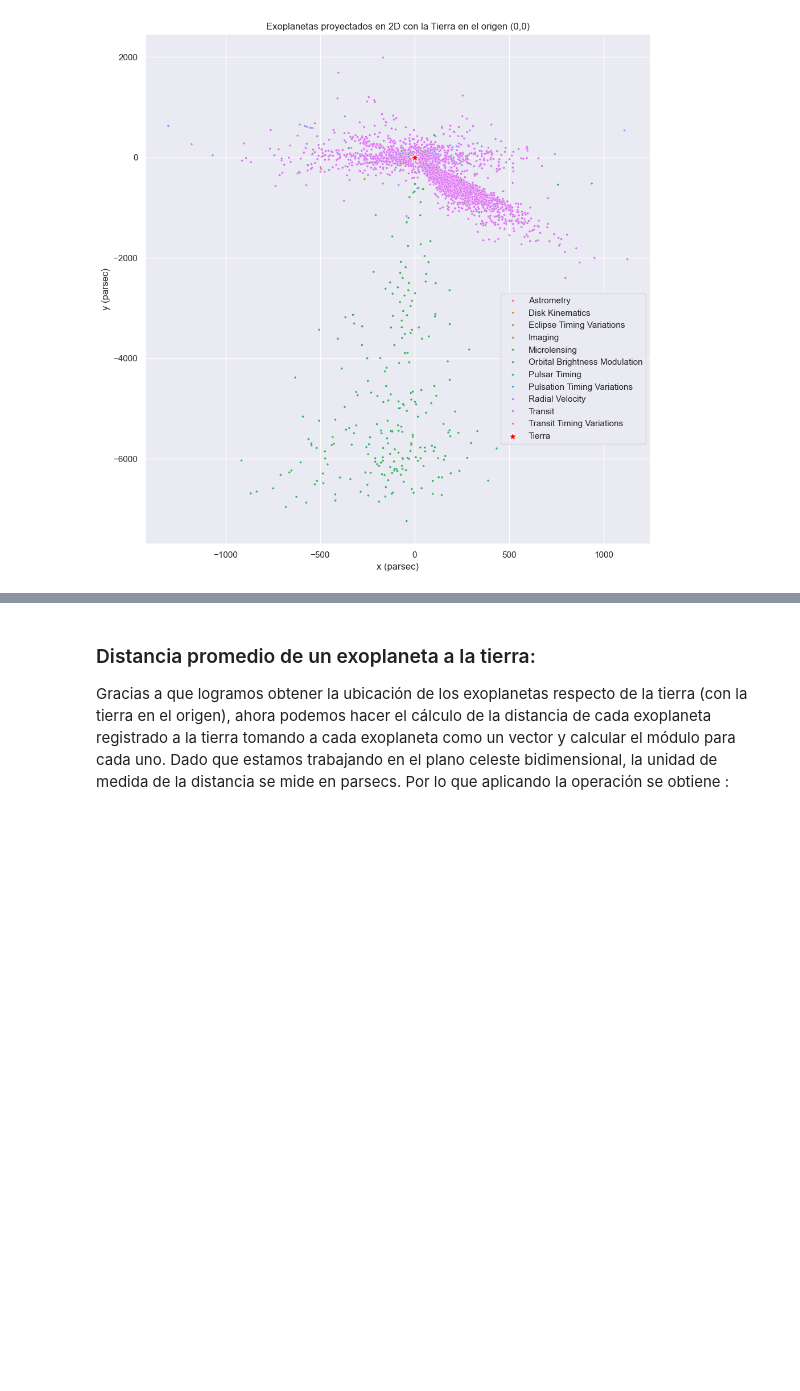
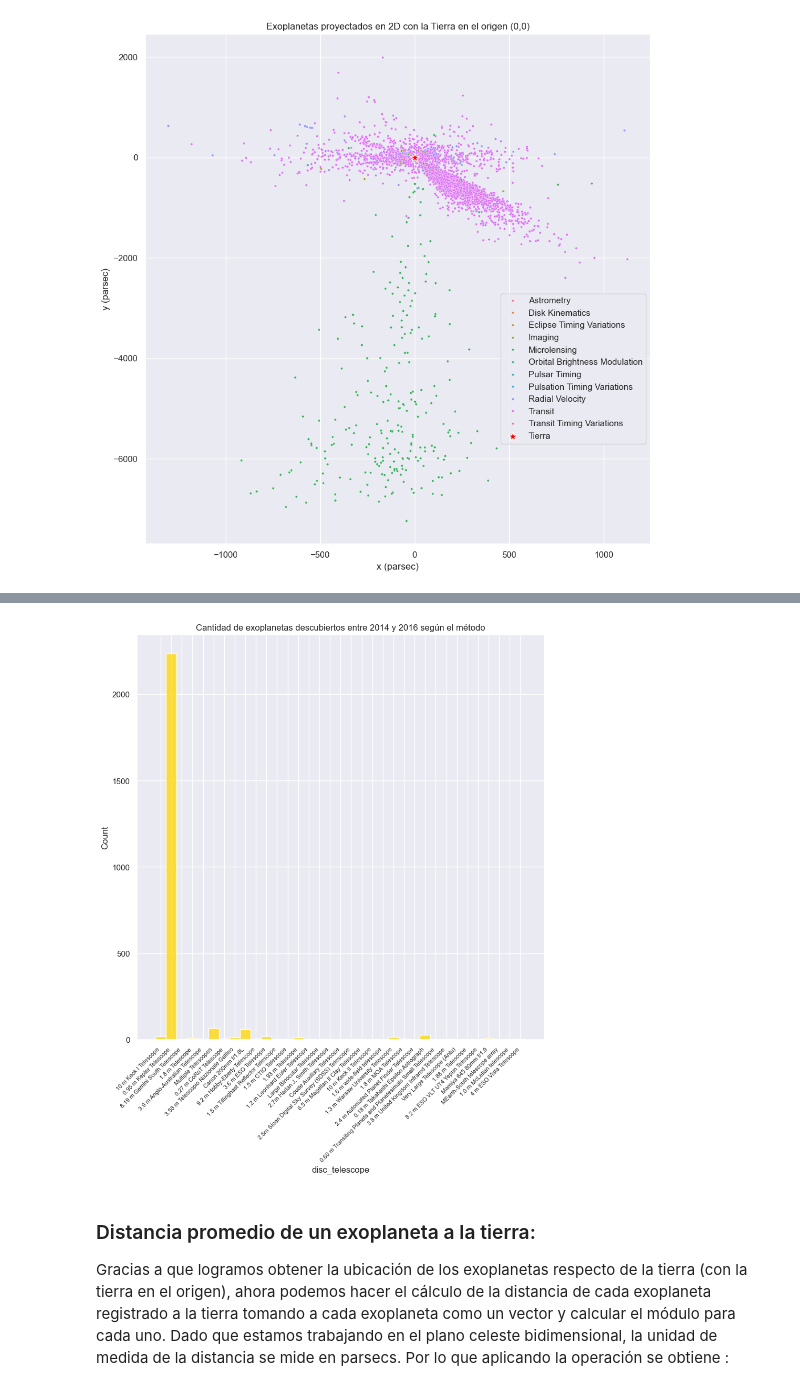
Before and after one commit to raylovesmusic/IMT2200-Proyecto-Grupal-A.R.D.E, a Jupyter notebook: notebooks/entrega_rubrica.ipynb, the cells around one changed output, grey strips where cells are left out. Saved outputs shown, nothing was run; the diff lists cells and outputs as text; code cells hidden in the pictures; blank space fills up the shorter version.

Commit message:
Posible entrega

```diff
--- a/notebooks/entrega_rubrica.ipynb
+++ b/notebooks/entrega_rubrica.ipynb
@@ -462,3 +495,11 @@ plt.show()
+# %%
+plt.figure(figsize=(10,10))
+sns.histplot(data = exo_range, x=disc_telescope, color='gold')
+plt.title('Cantidad de exoplanetas descubiertos entre 2014 y 2016 según el método')
+plt.xticks(rotation=45, ha='right', fontsize= 8)
+plt.show()
+# %% [output]
+[figure, added]
 # %% [markdown]
 ### Distancia promedio de un exoplaneta a la tierra:
 
```
Also changed, not shown: parts of 16 cells of this notebook.
